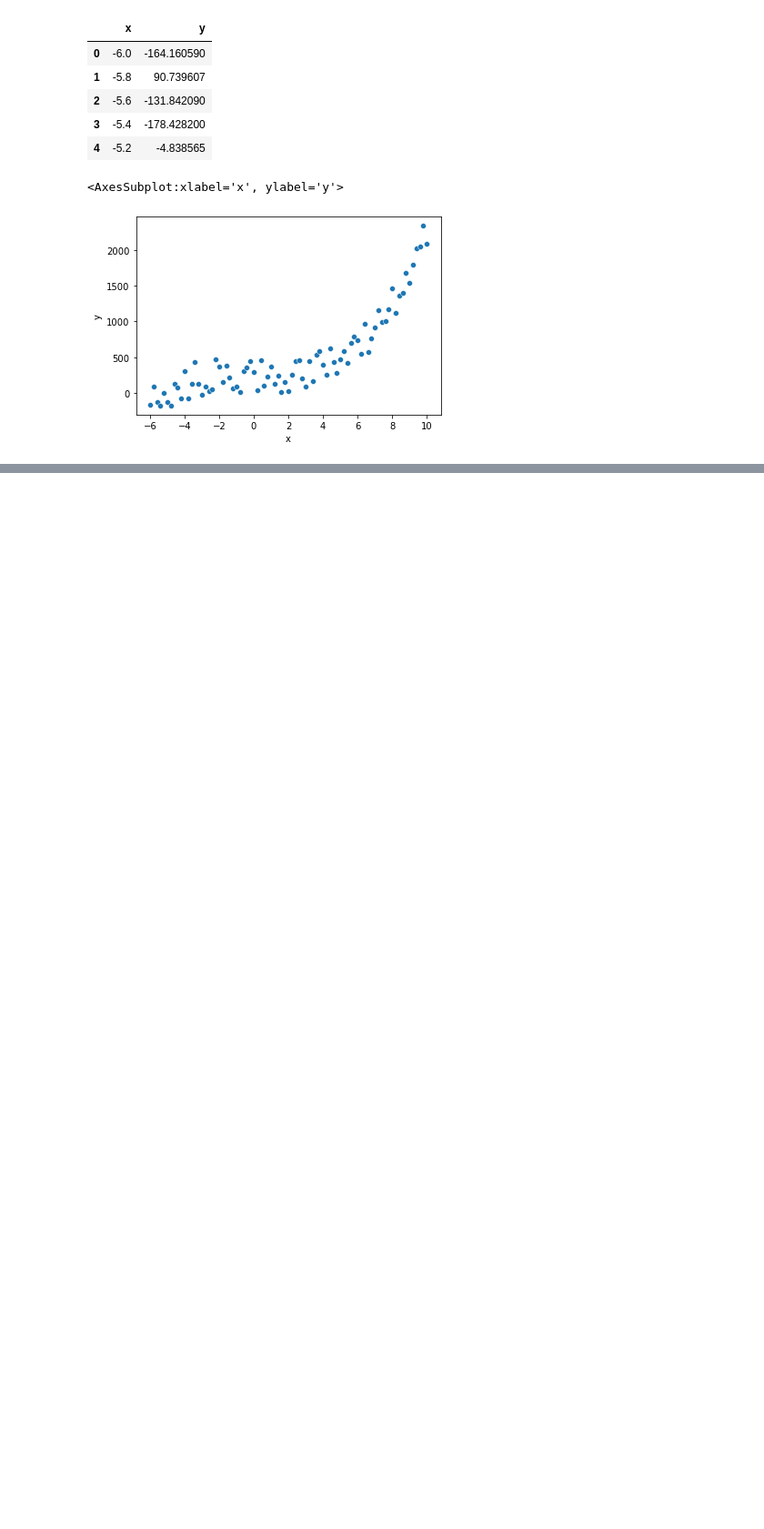
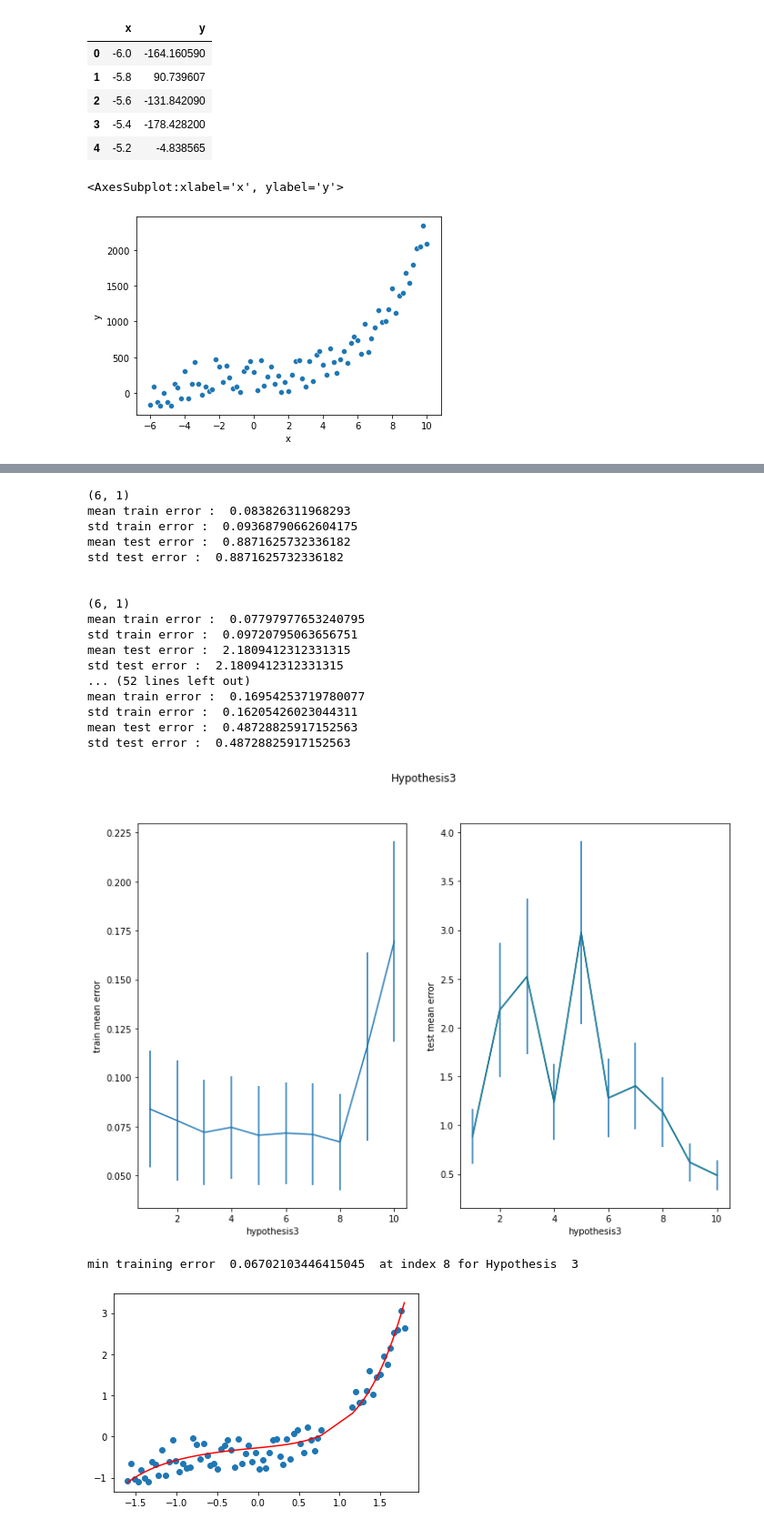
Before and after one commit to chandms/Security_Analytics, a Jupyter notebook: Assignment1/HW1P3.ipynb, the cells around one changed output, grey strips where cells are left out. Shown at 91% size. Drawn from its saved outputs; the diff is of its cells as text; code cells hidden in the pictures; blank space fills up the shorter version.

```diff
--- a/Assignment1/HW1P3.ipynb
+++ b/Assignment1/HW1P3.ipynb
@@ -139,5 +248,4 @@ w0 :  [-0.16264653]
 # %%
-#3c
-computeModels(degree=5)
-len(models)
+model_weights=computeModels(degree=5)
+print(model_weights)
 # %% [output]
@@ -165 +269,24 @@ w0 :  [-0.19666022]
+# %%
+computeErrorTerms(5,2,model_weights)
+# %% [output]
+(6, 1)
+mean train error :  0.083826311968293
+std train error :  0.09368790662604175
+mean test error :  0.8871625732336182
+std test error :  0.8871625732336182
+
+
+(6, 1)
+mean train error :  0.07797977653240795
+std train error :  0.09720795063656751
+mean test error :  2.1809412312331315
+std test error :  2.1809412312331315
+... (52 lines left out)
+mean train error :  0.16954253719780077
+std train error :  0.16205426023044311
+mean test error :  0.48728825917152563
+std test error :  0.48728825917152563
+[figure, added]
+min training error  0.06702103446415045  at index 8 for Hypothesis  3
+[figure, added]
 # %%
```
Also changed, not shown: parts of 27 cells of this notebook.
